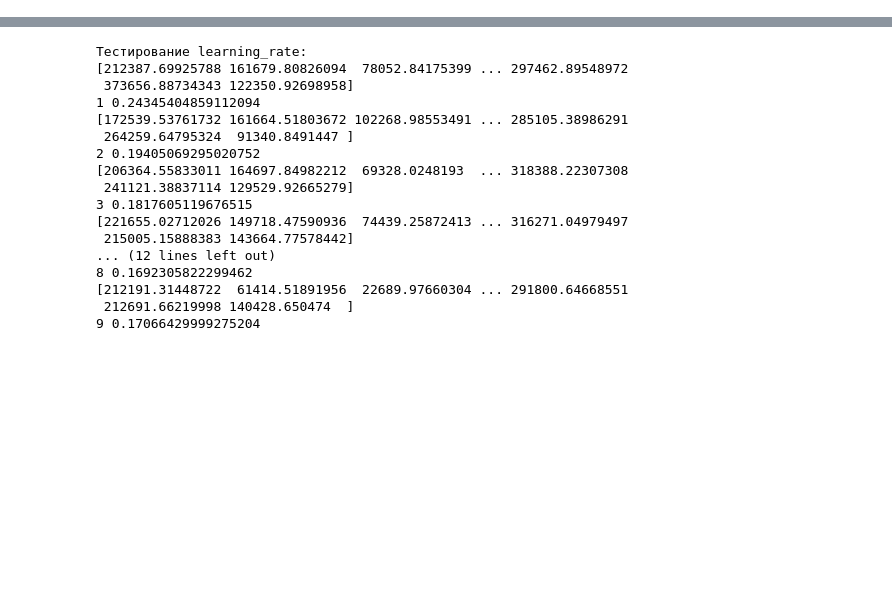
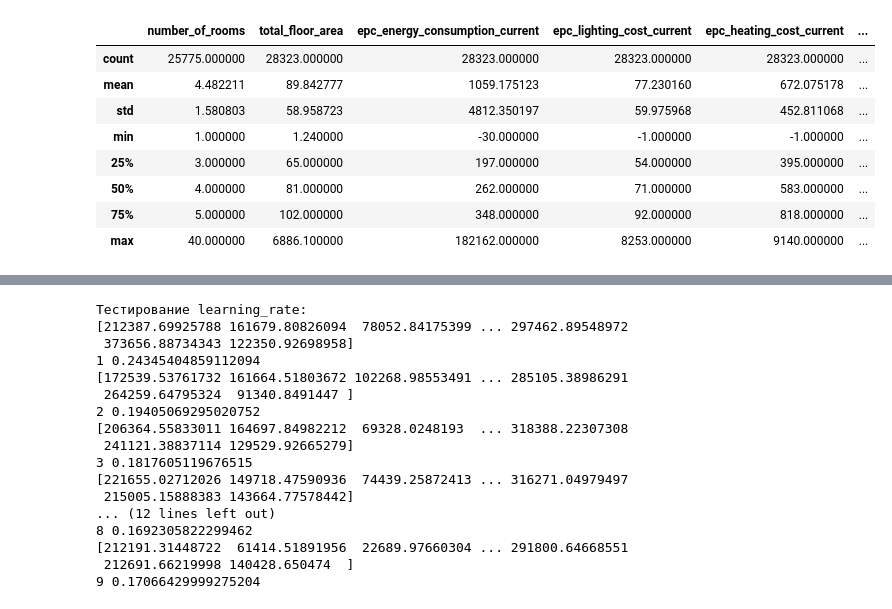
Before and after one commit to somnoynadno/oreeva, a Jupyter notebook: main.ipynb, the cells around one changed output, grey strips where cells are left out. Cells and saved outputs as stored; diff of their text form; code cells hidden in the pictures; blank space fills up the shorter version.

```diff
--- a/main.ipynb
+++ b/main.ipynb
@@ -40,2 +41,14 @@ data2019 = pd.read_csv("static/2019.csv")
 6. С параметрами модели я уже наигрался -> нужно просто дать ей чистые данные
 """
+# %%
+data2019.describe()
+# %% [output]
+|  | number_of_rooms | total_floor_area | epc_energy_consumption_current | epc_lighting_cost_current | epc_heating_cost_current | ... |
+| count | 25775.000000 | 28323.000000 | 28323.000000 | 28323.000000 | 28323.000000 | ... |
+| mean | 4.482211 | 89.842777 | 1059.175123 | 77.230160 | 672.075178 | ... |
+| std | 1.580803 | 58.958723 | 4812.350197 | 59.975968 | 452.811068 | ... |
+| min | 1.000000 | 1.240000 | -30.000000 | -1.000000 | -1.000000 | ... |
+| 25% | 3.000000 | 65.000000 | 197.000000 | 54.000000 | 395.000000 | ... |
+| 50% | 4.000000 | 81.000000 | 262.000000 | 71.000000 | 583.000000 | ... |
+| 75% | 5.000000 | 102.000000 | 348.000000 | 92.000000 | 818.000000 | ... |
+| max | 40.000000 | 6886.100000 | 182162.000000 | 8253.000000 | 9140.000000 | ... |
```
Also changed, not shown: parts of 21 cells of this notebook, 1 other file.
